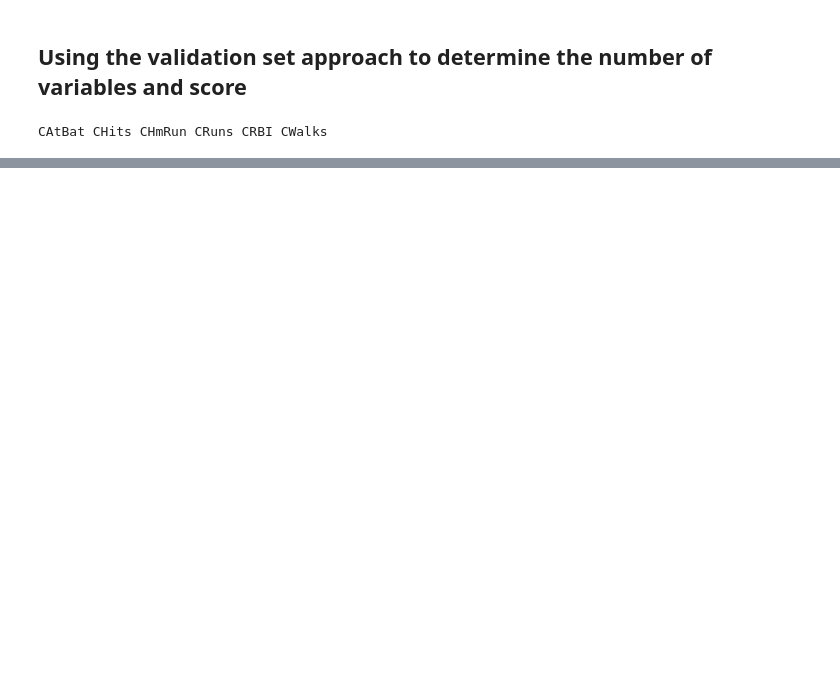
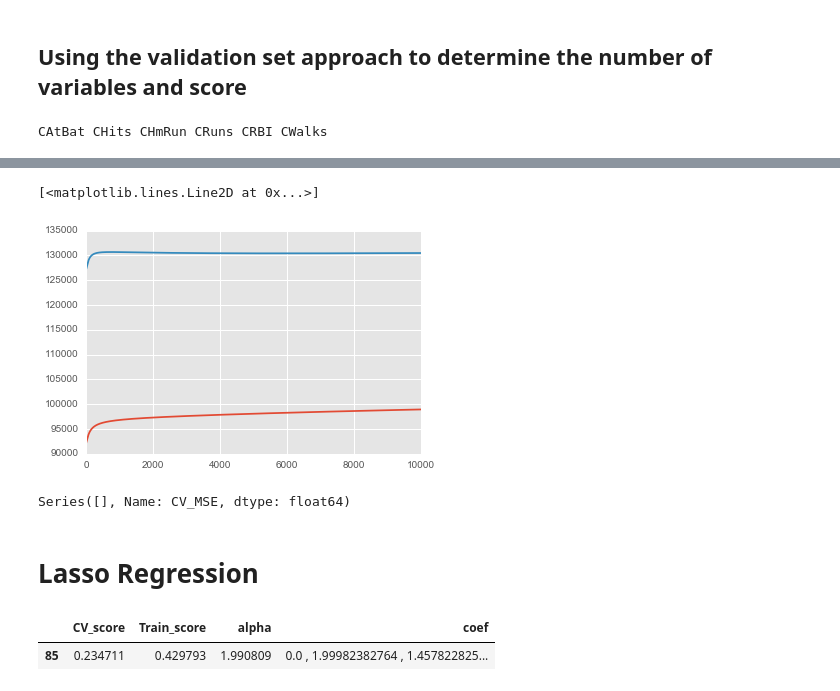
Before and after one commit to devesh-k/Modelling, a Jupyter notebook: data/Selecting Best features and predicting the salaries of the Players.ipynb, the cells around one changed output, grey strips where cells are left out. Drawn from its saved outputs; the diff is of its cells as text; code cells hidden in the pictures; blank space fills up the shorter version.

```diff
--- a/data/Selecting Best features.ipynb
+++ b/data/Selecting Best features and predicting the salaries of the Players.ipynb
@@ -268,0 +478,4 @@ feature_eval.plot(x = 'Kval' , y ='CV_score')
+# %%
+train_X_ridge , test_X_ridge , train_y_ridge ,test_y_ridge = cross_validation.train_test_split(X_ridge , y_ridge , test_size = .2)
+# %%
+ridge_results = pd.DataFrame({'alpha':np.NAN , 'Train_MSE':np.NAN , 'CV_MSE':np.NAN} , index = [0])
@@ -268,0 +486,17 @@ feature_eval.plot(x = 'Kval' , y ='CV_score')
+# %%
+
+for i in range(0,10000):
+    model_ridge = linear_model.Ridge(alpha = i )
+    model_ridge.fit(train_X_ridge ,train_y_ridge)
+    y_hat_ridge = model_ridge.predict(train_X_ridge)
+    #print len(y_hat_ridge)
+    train_error = metrics.mean_squared_error(train_y_ridge , y_hat_ridge)
+
+    CV_error = cross_validation.cross_val_score(model_ridge, train_X_ridge, train_y_ridge,scoring ='mean_squared_error' , cv = 10).mean()
+
+    # storing the results in the Data Frame for analysis
+    ridge_results.loc[i , 'alpha'] = i
+    ridge_results.ix[i ,'Train_MSE'] = train_error
+    ridge_results.ix[i ,'CV_MSE' ] = CV_error
+# %%
+ridge_results.CV_MSE = ridge_results.CV_MSE * (-1)
@@ -268,0 +530,6 @@ feature_eval.plot(x = 'Kval' , y ='CV_score')
+# %%
+plt.plot(ridge_results.alpha , ridge_results.Train_MSE)
+plt.plot(ridge_results.alpha , ridge_results.CV_MSE)
+# %% [output]
+[<matplotlib.lines.Line2D at 0x...>]
+[figure, added]
@@ -268,0 +538,5 @@ feature_eval.plot(x = 'Kval' , y ='CV_score')
+# %%
+#ridge_results.get_loc[104920.12718677497 , 'CV_Mat']
+ridge_results.CV_MSE[(ridge_results.CV_MSE == -109599.1555996659)]
+# %% [output]
+Series([], Name: CV_MSE, dtype: float64)
@@ -268,0 +545,2 @@ feature_eval.plot(x = 'Kval' , y ='CV_score')
+# %% [markdown]
+# Lasso Regression
@@ -268,0 +588,6 @@ feature_eval.plot(x = 'Kval' , y ='CV_score')
+# %%
+# Here is the Max CV score and the index of the alpha values
+lasso_results[(lasso_results.CV_score == lasso_results.CV_score.max())]
+# %% [output]
+|  | CV_score | Train_score | alpha | coef |
+| 85 | 0.234711 | 0.429793 | 1.990809 | 0.0 , 1.99982382764 , 1.457822825... |
```
Also changed, not shown: parts of 83 cells of this notebook, 6 other files.
